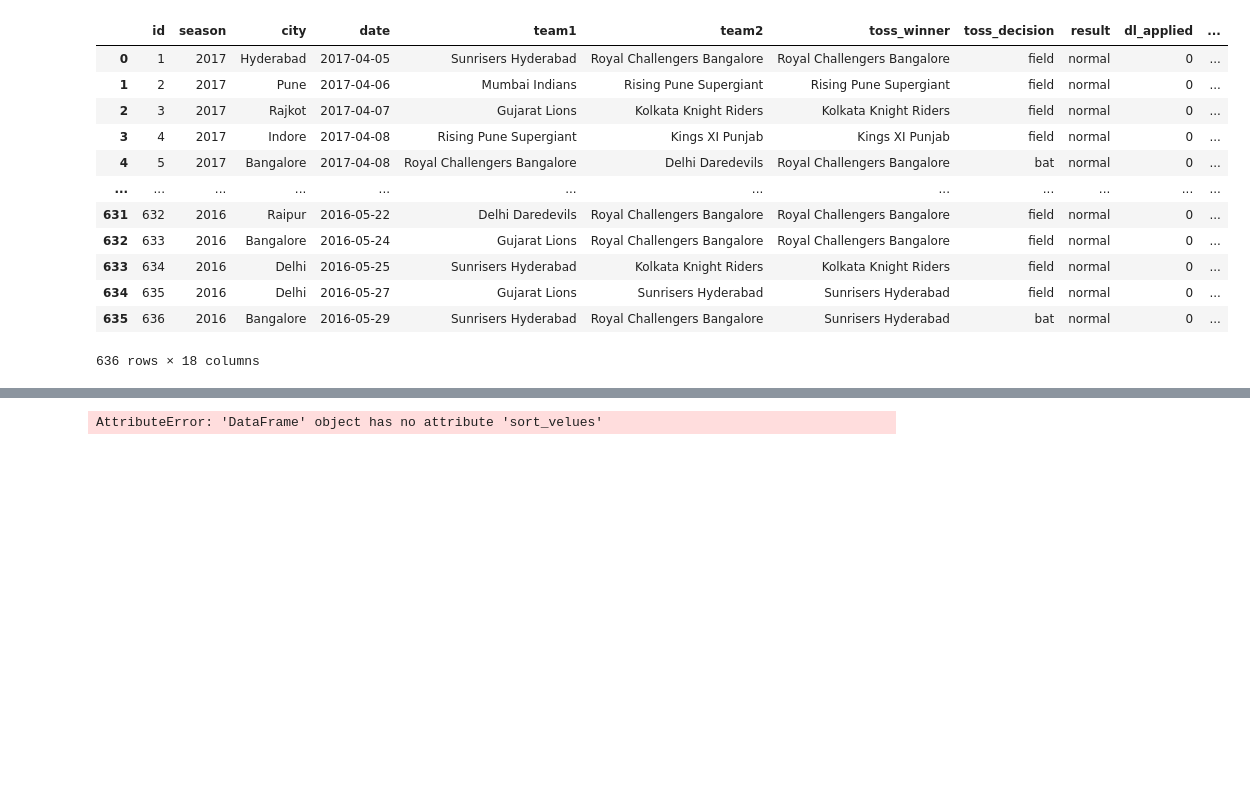
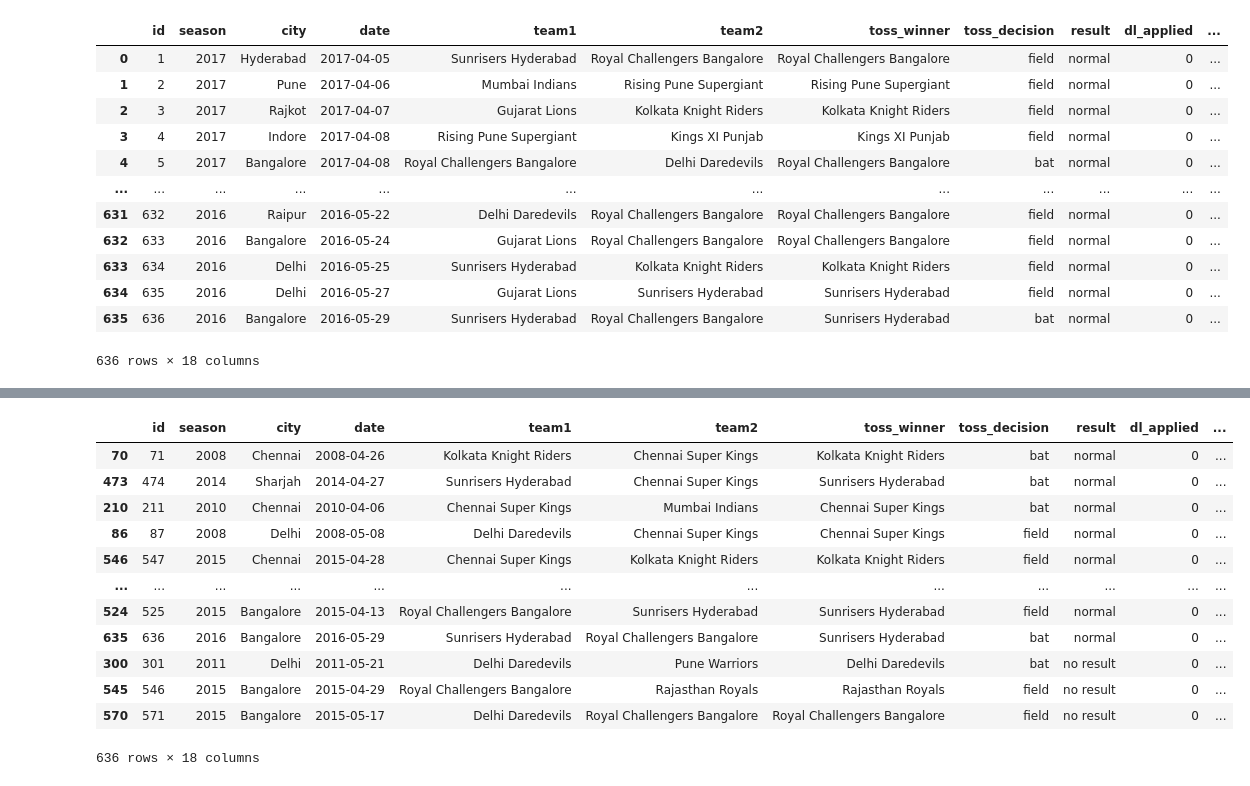
Before and after one commit to jsjosan3/data-sci-learning, a Jupyter notebook: Panda on ipl.ipynb, the cells around one changed output, grey strips where cells are left out. Drawn from its saved outputs; the diff is of its cells as text; code cells hidden in the pictures; blank space fills up the shorter version.

```diff
--- a/Panda on ipl.ipynb
+++ b/Panda on ipl.ipynb
@@ -113,0 +135,2 @@ ipl.loc[0:10,("team1","team2","winner")]
+# %%
+ipl.loc[0,"team1"]="Deccan Charger"
@@ -269,4 +328,16 @@ AttributeError: 'Series' object has no attribute 'velue_counts'
-# %%
-ipl.sort_velues(by="player_of_match")
-# %% [output]
-AttributeError: 'DataFrame' object has no attribute 'sort_velues'
+# %%
+ipl.sort_values('winner')
+# %% [output]
+|  | id | season | city | date | team1 | team2 | toss_winner | toss_decision | result | dl_applied | ... |
+| 70 | 71 | 2008 | Chennai | 2008-04-26 | Kolkata Knight Riders | Chennai Super Kings | Kolkata Knight Riders | bat | normal | 0 | ... |
+| 473 | 474 | 2014 | Sharjah | 2014-04-27 | Sunrisers Hyderabad | Chennai Super Kings | Sunrisers Hyderabad | bat | normal | 0 | ... |
+| 210 | 211 | 2010 | Chennai | 2010-04-06 | Chennai Super Kings | Mumbai Indians | Chennai Super Kings | bat | normal | 0 | ... |
+| 86 | 87 | 2008 | Delhi | 2008-05-08 | Delhi Daredevils | Chennai Super Kings | Chennai Super Kings | field | normal | 0 | ... |
+| 546 | 547 | 2015 | Chennai | 2015-04-28 | Chennai Super Kings | Kolkata Knight Riders | Kolkata Knight Riders | field | normal | 0 | ... |
+| ... | ... | ... | ... | ... | ... | ... | ... | ... | ... | ... | ... |
+| 524 | 525 | 2015 | Bangalore | 2015-04-13 | Royal Challengers Bangalore | Sunrisers Hyderabad | Sunrisers Hyderabad | field | normal | 0 | ... |
+| 635 | 636 | 2016 | Bangalore | 2016-05-29 | Sunrisers Hyderabad | Royal Challengers Bangalore | Sunrisers Hyderabad | bat | normal | 0 | ... |
+| 300 | 301 | 2011 | Delhi | 2011-05-21 | Delhi Daredevils | Pune Warriors | Delhi Daredevils | bat | no result | 0 | ... |
+| 545 | 546 | 2015 | Bangalore | 2015-04-29 | Royal Challengers Bangalore | Rajasthan Royals | Rajasthan Royals | field | no result | 0 | ... |
+| 570 | 571 | 2015 | Bangalore | 2015-05-17 | Delhi Daredevils | Royal Challengers Bangalore | Royal Challengers Bangalore | field | no result | 0 | ... |
+636 rows × 18 columns
```
Also changed, not shown: parts of 13 cells of this notebook, 28 other files.
